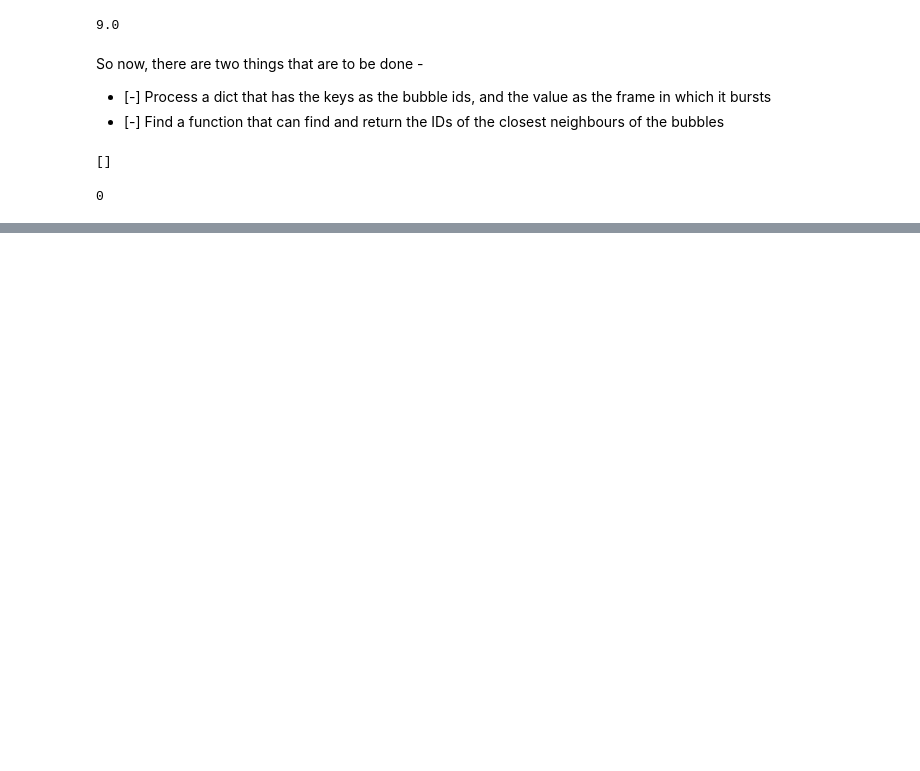
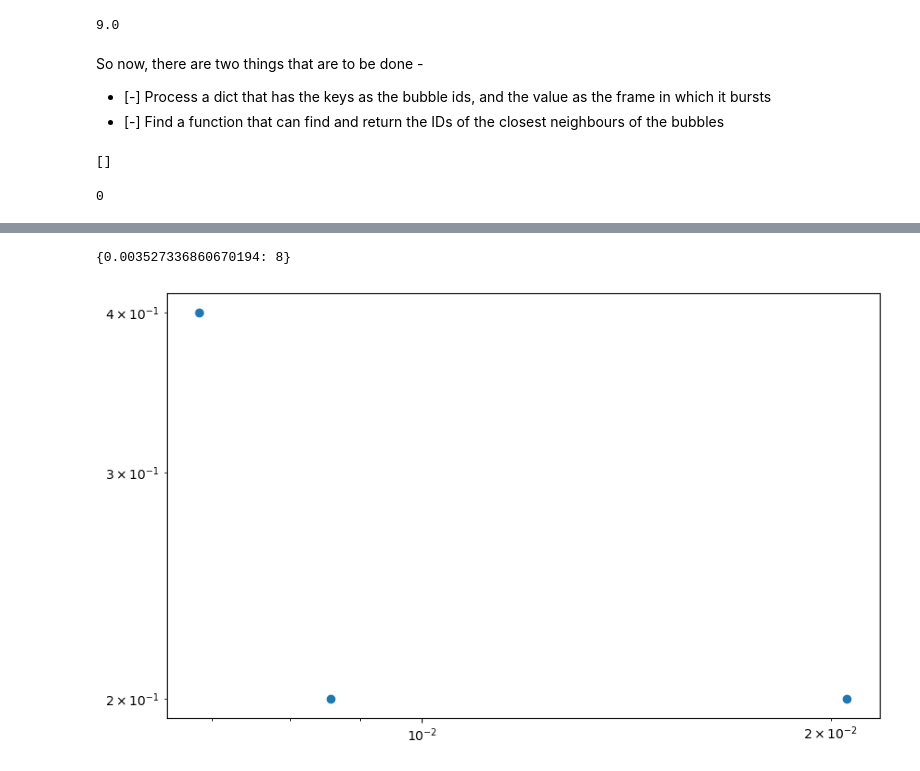
Before and after one commit to CasioWave/bubble-video-analysis, a Jupyter notebook: Bubble Analysis.ipynb, the cells around one changed output, grey strips where cells are left out. Drawn from its saved outputs; the diff is of its cells as text; code cells hidden in the pictures; blank space fills up the shorter version.

```diff
--- a/Bubble Analysis.ipynb
+++ b/Bubble Analysis.ipynb
@@ -191,0 +425,25 @@ Total avalanche size ->  0  at time 59.875
+# %%
+a
+# %% [output]
+{0.003527336860670194: 8}
+# %%
+ys = [12,4,5,4,4,12,5,4]
+a = dict()
+for i in ys:
+    x = i/num[0]
+    if x in a.keys():
+        a[x] += 1
+    else:
+        a[x] = 1
+ys = []
+xs = []
+for i in a.keys():
+    xs.append(i)
+    ys.append(a[i]/10) #20 here is the placeholder for the number of runs that we do
+
+plt.xscale('log')
+plt.yscale('log')
+plt.scatter(xs,ys)
+plt.show()
+# %% [output]
+[figure, added]
```
Also changed, not shown: parts of 9 cells of this notebook.
